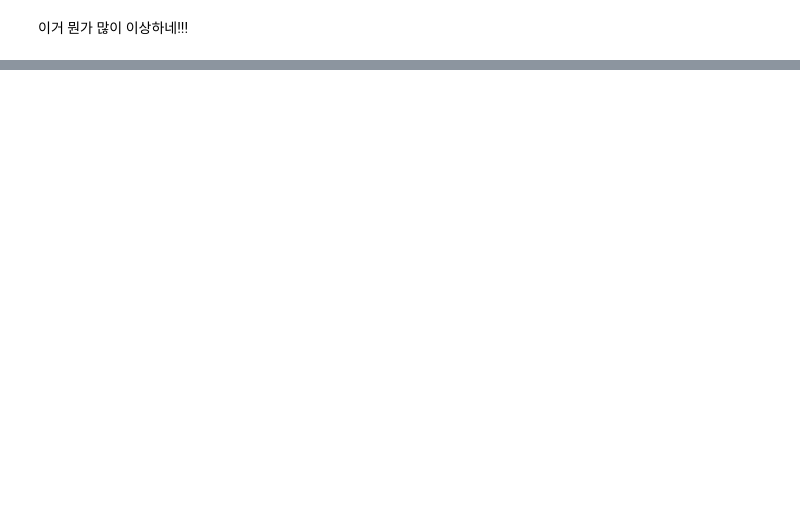
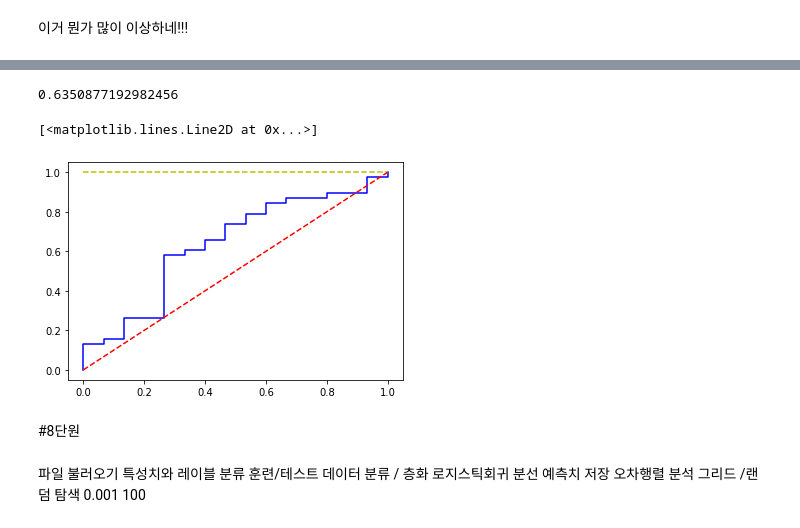
Before and after one commit to holdenkim/codingT, a Jupyter notebook: BBGS_Part3.ipynb, the cells around one changed output, grey strips where cells are left out. Cells and saved outputs as stored; diff of their text form; code cells hidden in the pictures; blank space fills up the shorter version.

```diff
--- a/BBGS_Part3.ipynb
+++ b/BBGS_Part3.ipynb
@@ -566,2 +536,5 @@ plt.legend()
 # %% [markdown]
 이거 뭔가 많이 이상하네!!!
+# %%
+Final_model = LogisticRegression(C=10)
+Final_model.fit(X_train, y_train)
@@ -567,0 +592,26 @@ plt.legend()
+# %%
+from sklearn.metrics import auc, roc_curve
+from sklearn import metrics
+
+false_positive_rate, true_positive_rate, threshold = roc_curve(y_test, Final_model.decision_function(X_test))
+roc_auc = metrics.roc_auc_score(y_test,Final_model.decision_function(X_test))
+roc_auc
+# %% [output]
+0.6350877192982456
+# %%
+plt.plot(false_positive_rate, true_positive_rate, 'b')
+plt.plot([0,1],[1,1], 'y--')
+plt.plot([0,1],[0,1], 'r--')
+# %% [output]
+[<matplotlib.lines.Line2D at 0x...>]
+[figure, added]
+# %% [markdown]
+#8단원
+# %% [markdown]
+파일 불러오기
+특성치와 레이블 분류
+훈련/테스트 데이터 분류 / 층화
+로지스틱회귀 분선
+예측치 저장
+오차행렬 분석
+그리드 /랜덤 탐색 0.001 100
```
Also changed, not shown: parts of 17 cells of this notebook.
